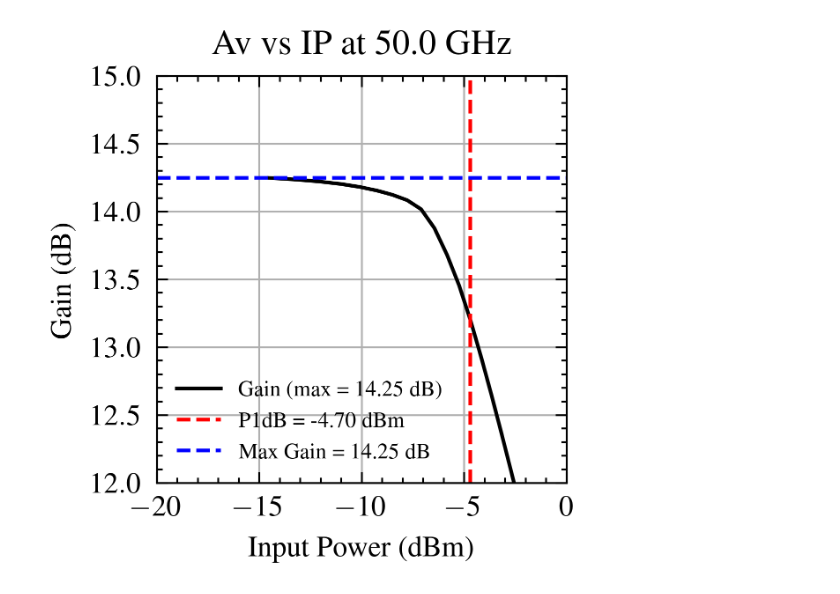
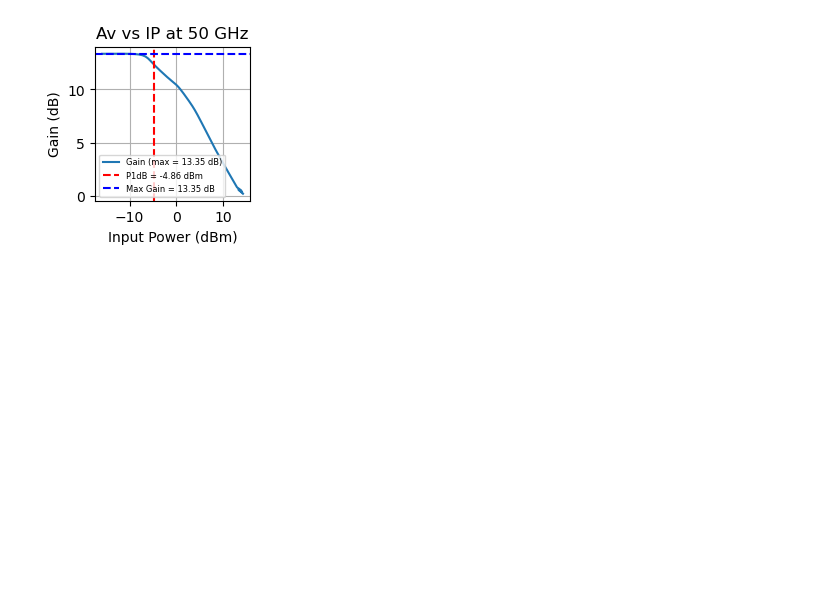
Before and after one commit to IHP-GmbH/IHP-AnalogAcademy, a Jupyter notebook: modules/module_2_50GHz_MPA/part_3_nonlinear_analysis/python/post_processing.ipynb, the cells around one changed output. Cells and saved outputs as stored; diff of their text form; code cells hidden in the pictures; blank space fills up the shorter version.

```diff
--- a/modules/module_2_50GHz_MPA/part_3_nonlinear_analysis/python/post_processing.ipynb
+++ b/modules/module_2_50GHz_MPA/part_3_nonlinear_analysis/python/post_processing.ipynb
@@ -11,4 +8,24 @@ plt.style.use(['science', 'ieee'])
 output_dir = 'figs'
 if not os.path.exists(output_dir):
     os.makedirs(output_dir)
+# %%
+# --- helpers ---
+def read_xyce_csv(path):
+    return pd.read_csv(path, delimiter=';', comment='#')
+
+def complex_from_cols(df, real_col, imag_col):
+    # Vectorized: returns numpy complex array
+    return df[real_col].to_numpy() + 1j * df[imag_col].to_numpy()
+
+def mag_phase(z):
+    # z: complex numpy array
+    return np.abs(z), np.degrees(np.angle(z))
+
+def at_freq(df, freq):
+    return df.loc[df["Freq"].eq(freq)].copy()
+
+def power_dbm(I, V, Vph_deg, Iph_deg):
+    # Same logic: P = I*V*cos(phiV - phiI), then dBm, then +3
+    p_w = I * V * np.cos(np.radians(Vph_deg - Iph_deg))
+    return 10 * np.log10(p_w * 1000) + 3
 # %%
@@ -78,47 +105,26 @@ plt.show()
 # %%
-# Ensure the index is reset to default integer-based index
-df_50_ghz = df_50_ghz.reset_index(drop=True)
+Pi = df_50_ghz["Input_power_calc_dbm"].to_numpy()
+Gain_db = (df_50_ghz["Output_Power_dbm"] - df_50_ghz["Input_power_calc_dbm"]).to_numpy()
 
-# Continue with the existing calculation
-Gain_db = df_50_ghz['Poutdbm'] - df_50_ghz['Pindbm']
 max_gain = Gain_db.max()
-max_gain_array = np.full(len(df_50_ghz['Pindbm']), max_gain)
-max_gain_array_subtract = max_gain_array - Gain_db
-max_gain_final = max_gain_array_subtract - 1
-P1db_curve = abs(max_gain_final)
-P1db_index = np.argmin(P1db_curve)
 
-# Use the new reset index to access values
-Po_p1db = np.array(P1db_curve)[P1db_index]
-Pi_p1db = df_50_ghz['Pindbm'][P1db_index]
+P1db_index = np.argmin(np.abs(max_gain - Gain_db - 1))
+Pi_p1db = Pi[P1db_index]
 
-# Extract the maximum value for Gain_db
-max_gain_db = Gain_db.max()
+fig, ax = plt.subplots(figsize=(2, 2))
 
-# Plot Gain vs. Input Power
-plt.figure(figsize=(2,2))
-plt.plot(np.array(df_50_ghz['Pindbm']), np.array(Gain_db), label=f'Gain (max = {max_gain_db:.2f} dB)')
-#plt.plot(df_50_ghz['Pindbm'], P1db_curve, label=f'P1dB (P1dB = {Pi_p1db:.2f} dBm)')
-# Add a vertical line at the P1dB point
-plt.axvline(x=Pi_p1db, color='red', linestyle='--', label=f'P1dB = {Pi_p1db:.2f} dBm')
+ax.plot(Pi, Gain_db, label=f"Gain (max = {max_gain:.2f} dB)")
+ax.axvline(Pi_p1db, color="red", linestyle="--", label=f"P1dB = {Pi_p1db:.2f} dBm")
+ax.axhline(max_gain, color="blue", linestyle="--", label=f"Max Gain = {max_gain:.2f} dB")
 
-# Add a horizontal line at the maximum Gain_db value
-plt.axhline(y=max_gain_db, color='blue', linestyle='--', label=f'Max Gain = {max_gain_db:.2f} dB')
+ax.set(
+    xlabel="Input Power (dBm)",
+    ylabel="Gain (dB)",
+    title="Av vs IP at 50 GHz"
+)
 
-# Set labels and title
-plt.xlabel("Input Power (dBm)")
-plt.ylabel("Gain (dB)")
-plt.title(f"Av vs IP at {50e9/1e9} GHz")
-
-# Set x-axis limits
-plt.xlim(-20, 0)
-plt.ylim(12,15)
-
-# Add grid, legend, and show the plot
-plt.legend(fontsize=6)
-plt.grid()
-plot_path = os.path.join(output_dir, 'gain_vs_input_power.png')
-plt.savefig(plot_path, dpi=300)
+ax.grid(True)
+ax.legend(fontsize=6)
 plt.show()
 # %% [output]
-[figure, old version]
+[figure, new version]
```
Also changed, not shown: parts of 4 cells of this notebook, 3 other files.
